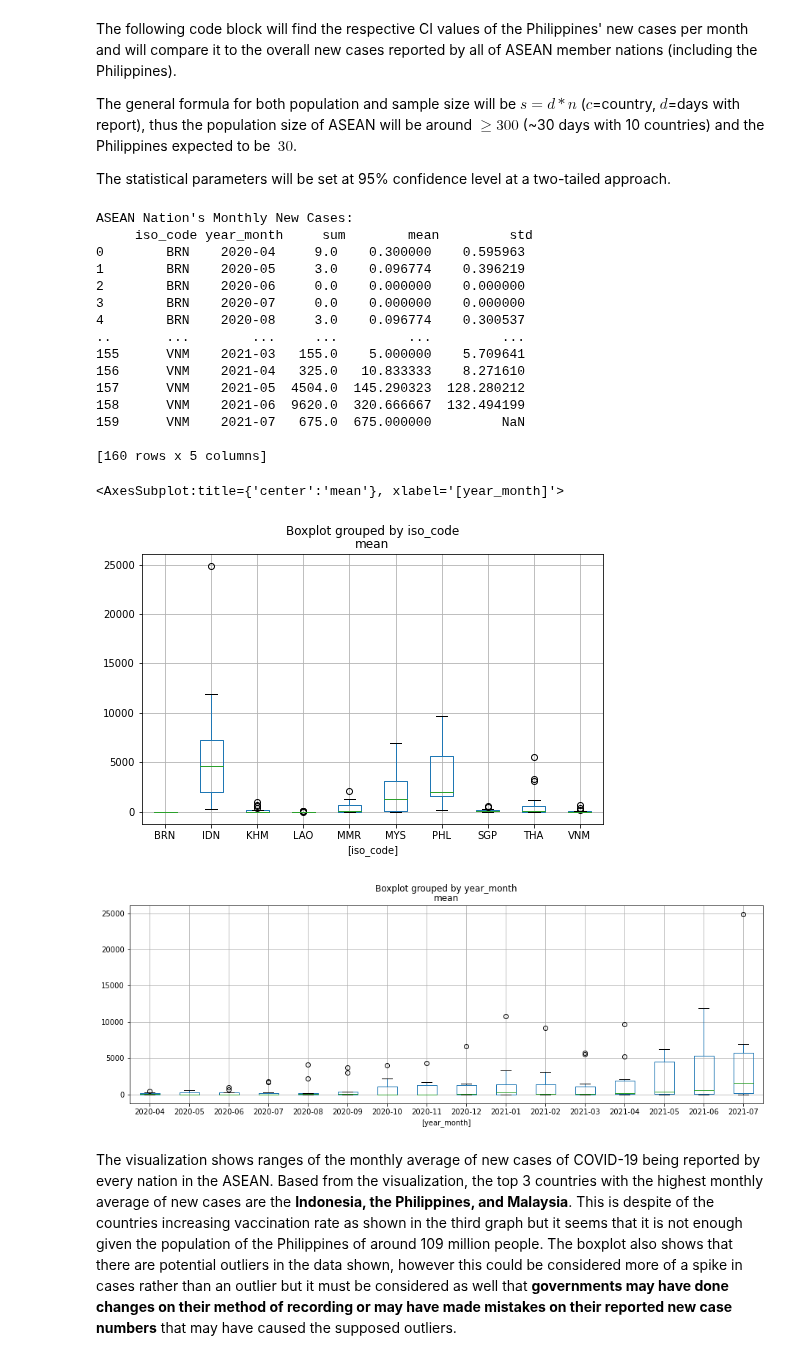
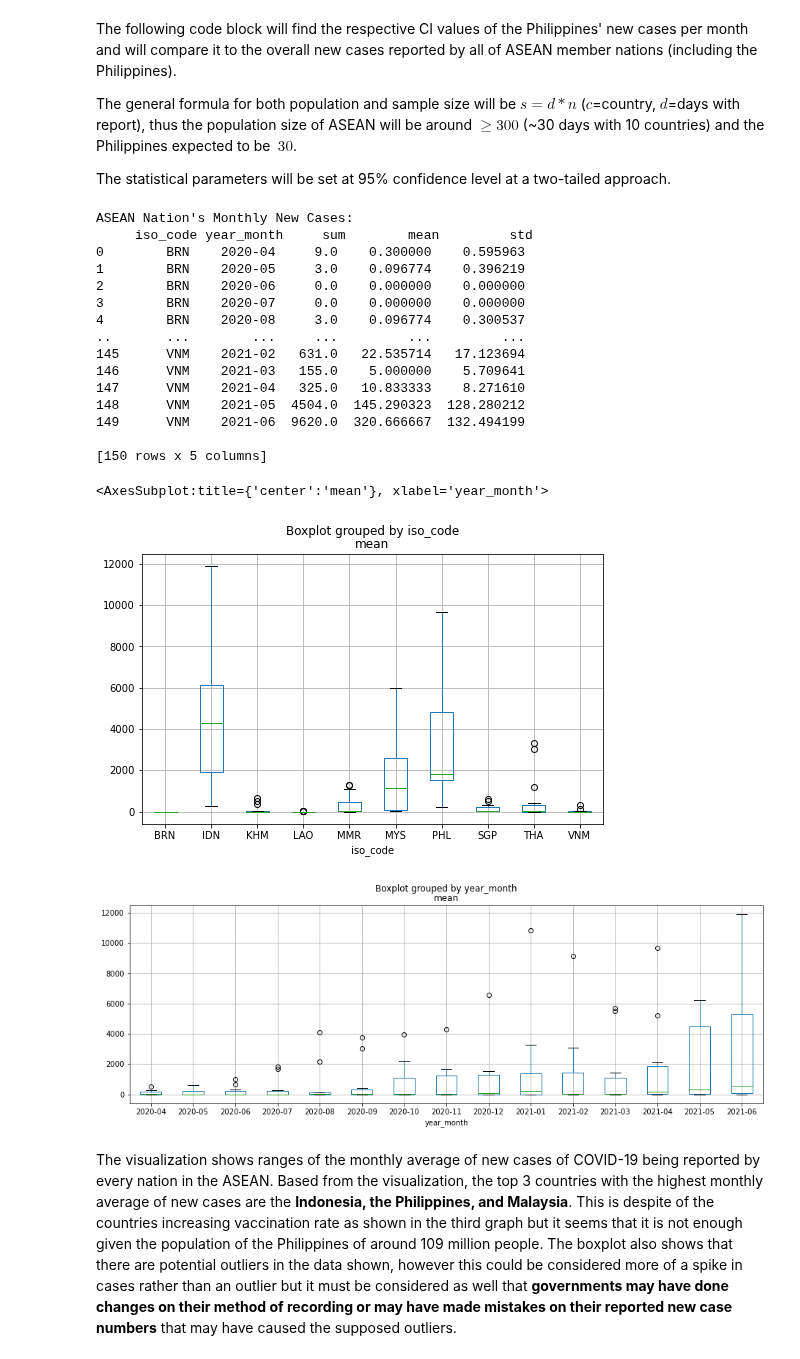
Before and after one commit to jm55/CSMODEL, a Jupyter notebook: COVID-19/COVID_Notebook.ipynb, the cells around one changed output. Drawn from its saved outputs; the diff is of its cells as text; code cells hidden in the pictures.

Commit message:
added contents to covid_notebook and deleted a good number of files

```diff
--- a/COVID-19/COVID_Notebook.ipynb
+++ b/COVID-19/COVID_Notebook.ipynb
@@ -260,7 +256,7 @@ Based from the output above, the only valid data that is possible to use are tho
 # %%
 #DROPPING OBSERVATIONS THAT FALL BELOW THE RECOMMENDED MINIMUM DATE
 minDate = '2020-04-01'
-maxDate = '2021-07-01'
+maxDate = '2021-06-30'
 covid_df = covid_df[(covid_df['date'] >= minDate) & (covid_df['date'] <= maxDate)]
 group_df = group_df[(group_df['date'] >= minDate) & (group_df['date'] <= maxDate)]
 ph_df = ph_df[(ph_df['date'] >= minDate) & (ph_df['date'] <= maxDate)]
@@ -271,4 +267,9 @@ minmaxDates(capsule,capsule_str)
 print("\n")
 for i in range(len(capsule)):
     print(capsule_str[i],":",capsule[i].shape)
+
+#ADDING year_month ON ALL DATAFRAMES
+covid_df['year_month'] = covid_df['date'].str[:7]
+ph_df['year_month'] = ph_df['date'].str[:7]
+group_df['year_month'] = group_df['date'].str[:7]
 # %% [output]
@@ -369,21 +388,21 @@ ASEAN Nation's Monthly New Cases:
 3        BRN    2020-07     0.0    0.000000    0.000000
 4        BRN    2020-08     3.0    0.096774    0.300537
 ..       ...        ...     ...         ...         ...
-155      VNM    2021-03   155.0    5.000000    5.709641
-156      VNM    2021-04   325.0   10.833333    8.271610
-157      VNM    2021-05  4504.0  145.290323  128.280212
-158      VNM    2021-06  9620.0  320.666667  132.494199
-159      VNM    2021-07   675.0  675.000000         NaN
+145      VNM    2021-02   631.0   22.535714   17.123694
+146      VNM    2021-03   155.0    5.000000    5.709641
+147      VNM    2021-04   325.0   10.833333    8.271610
+148      VNM    2021-05  4504.0  145.290323  128.280212
+149      VNM    2021-06  9620.0  320.666667  132.494199
 
-[160 rows x 5 columns]
+[150 rows x 5 columns]
 # %%
 #VISUALIZATIONS
-df_indiv_monthly_totals.boxplot("mean", by=["iso_code",], figsize=(8,5),autorange=True) #new_cases mean per iso_code
-df_indiv_monthly_totals.boxplot("mean", by=["year_month",], figsize=(15,5),autorange=True)#new_cases mean per year_month
+df_indiv_monthly_totals.boxplot("mean", by="iso_code", figsize=(8,5),autorange=True) #new_cases mean per iso_code
+df_indiv_monthly_totals.boxplot("mean", by="year_month", figsize=(15,5),autorange=True)#new_cases mean per year_month
 # %% [output]
-<AxesSubplot:title={'center':'mean'}, xlabel='[year_month]'>
+<AxesSubplot:title={'center':'mean'}, xlabel='year_month'>
-[figure, old version]
+[figure, new version]
-[figure, old version]
+[figure, new version]
 # %% [markdown]
 The visualization shows ranges of the monthly average of new cases of COVID-19 being reported by every nation in the ASEAN. Based from the visualization, the top 3 countries with the highest monthly average of new cases are the **Indonesia, the Philippines, and Malaysia**. This is despite of the countries increasing vaccination rate as shown in the third graph but it seems that it is not enough given the population of the Philippines of around 109 million people. The boxplot also shows that there are potential outliers in the data shown, however this could be considered more of a spike in cases rather than an outlier but it must be considered as well that **governments may have done changes on their method of recording or may have made mistakes on their reported new case numbers** that may have caused the supposed outliers.
 
```
Also changed, not shown: parts of 20 cells of this notebook, 16 other files.
